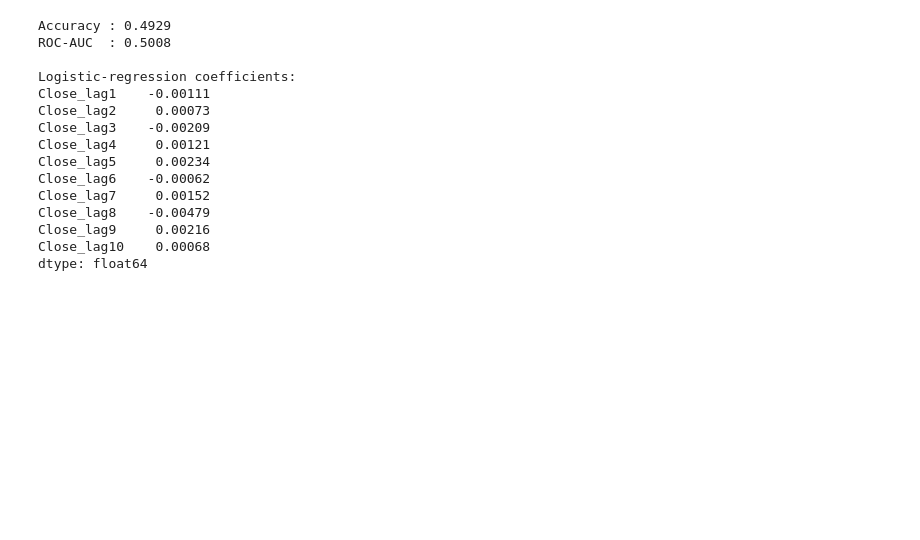
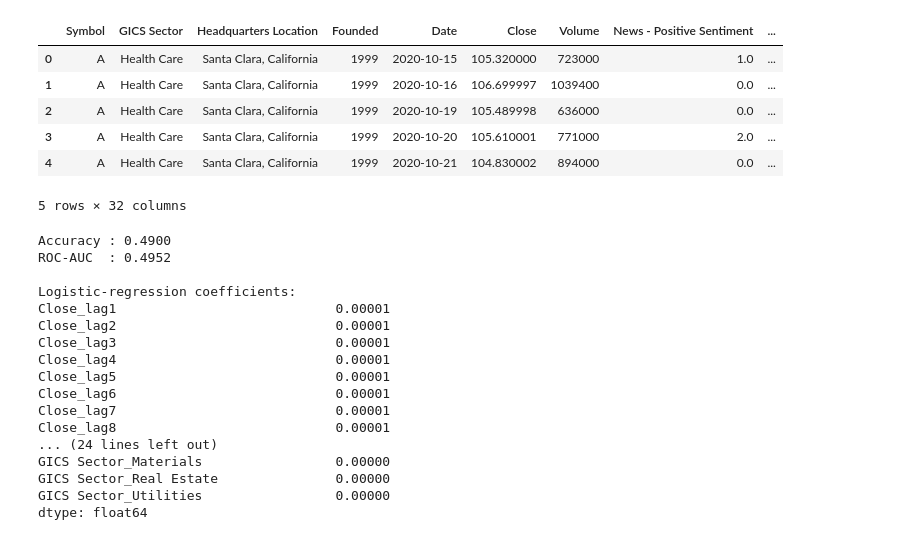
Before and after one commit to SalmanAlfarisi5/StockMarketPrediction, a Jupyter notebook: Code/LogisticRegression.ipynb, the cells around one changed output. Drawn from its saved outputs; the diff is of its cells as text; code cells hidden in the pictures; blank space fills up the shorter version.

```diff
--- a/Code/LogisticRegression.ipynb
+++ b/Code/LogisticRegression.ipynb
@@ -11,5 +8,15 @@ import matplotlib.pyplot as plt
 # %%
 merged_df = pd.read_csv('../Data/merged.csv')
 merged_df['Date'] = pd.to_datetime(merged_df['Date'], format='mixed', dayfirst=True, errors='coerce')
 merged_df = merged_df.sort_values(["Symbol", "Date"])
+
+merged_df.head()
+# %% [output]
+|  | Symbol | GICS Sector | Headquarters Location | Founded | Date | Close | Volume | News - Positive Sentiment | ... |
+| 0 | A | Health Care | Santa Clara, California | 1999 | 2020-10-15 | 105.320000 | 723000 | 1.0 | ... |
+| 1 | A | Health Care | Santa Clara, California | 1999 | 2020-10-16 | 106.699997 | 1039400 | 0.0 | ... |
+| 2 | A | Health Care | Santa Clara, California | 1999 | 2020-10-19 | 105.489998 | 636000 | 0.0 | ... |
+| 3 | A | Health Care | Santa Clara, California | 1999 | 2020-10-20 | 105.610001 | 771000 | 2.0 | ... |
+| 4 | A | Health Care | Santa Clara, California | 1999 | 2020-10-21 | 104.830002 | 894000 | 0.0 | ... |
+5 rows × 32 columns
 # %%
@@ -35,24 +49,26 @@ print(f"Accuracy : {accuracy:.4f}")
 roc_auc   = roc_auc_score  (y_test, y_pred_proba)
 print(f"ROC-AUC  : {roc_auc:.4f}")
 
-coef_table = pd.Series(model.coef_[0], index=lag_cols)
+coef_table = pd.Series(model.coef_[0], index=feature_cols)
 print("\nLogistic-regression coefficients:")
 print(coef_table.round(5))
 # %% [output]
-Accuracy : 0.4929
-ROC-AUC  : 0.5008
+Accuracy : 0.4900
+ROC-AUC  : 0.4952
 
 Logistic-regression coefficients:
-Close_lag1    -0.00111
-Close_lag2     0.00073
-Close_lag3    -0.00209
-Close_lag4     0.00121
-Close_lag5     0.00234
-Close_lag6    -0.00062
-Close_lag7     0.00152
-Close_lag8    -0.00479
-Close_lag9     0.00216
-Close_lag10    0.00068
+Close_lag1                            0.00001
+Close_lag2                            0.00001
+Close_lag3                            0.00001
+Close_lag4                            0.00001
+Close_lag5                            0.00001
+Close_lag6                            0.00001
+Close_lag7                            0.00001
+Close_lag8                            0.00001
+... (24 lines left out)
+GICS Sector_Materials                 0.00000
+GICS Sector_Real Estate               0.00000
+GICS Sector_Utilities                 0.00000
 dtype: float64
 # %%
 fpr, tpr, _ = roc_curve(y_test, y_pred_proba)
```
Also changed, not shown: parts of 6 cells of this notebook, 1 other file.
